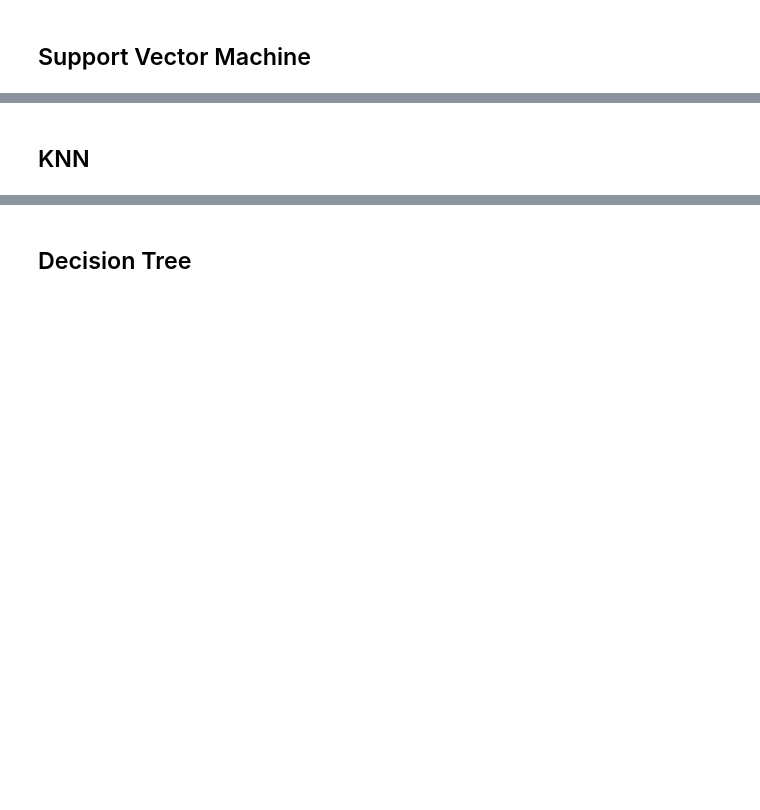
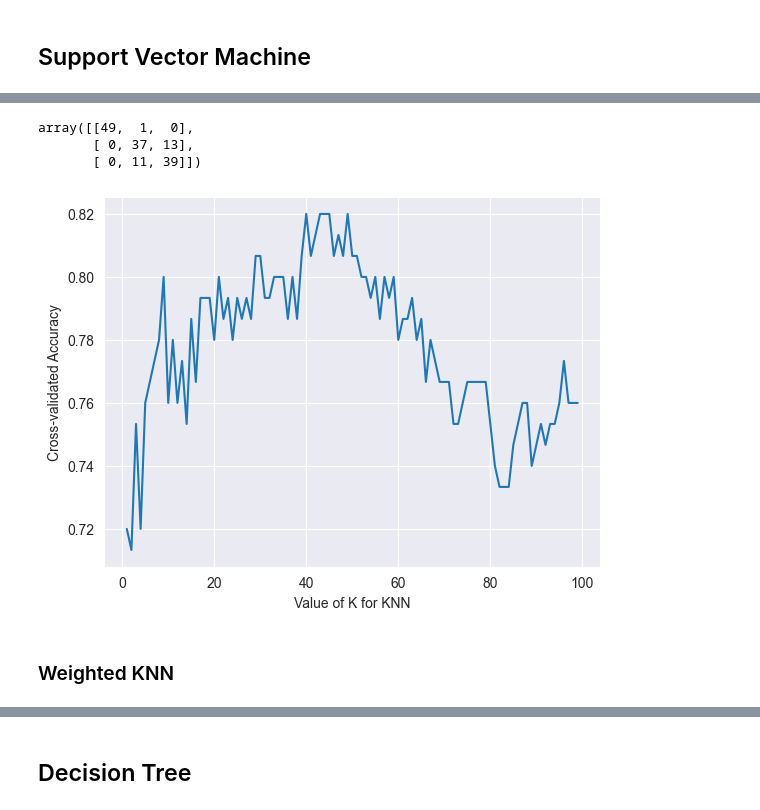
Before and after one commit to oldcamel-sw/datascience-2023, a Jupyter notebook: Contents/ML_DL.ipynb, the cells around one changed output, grey strips where cells are left out. Cells and saved outputs as stored; diff of their text form; code cells hidden in the pictures; blank space fills up the shorter version.

```diff
--- a/Contents/NEW.ipynb
+++ b/Contents/ML_DL.ipynb
@@ -2121,2 +244,35 @@ table
+# %%
+iris = datasets.load_iris()
+
+X = iris.data[:, :2]
+y = iris.target
+# %%
+# modelling and fitting
+clf = neighbors.KNeighborsClassifier(5)
+clf.fit(X, y)
+
+y_pred = clf.predict(X)
+confusion_matrix(y, y_pred)
+# %% [output]
+array([[49,  1,  0],
+       [ 0, 37, 13],
+       [ 0, 11, 39]])
+# %%
+from sklearn.model_selection import cross_val_score
+
+k_range = range(1, 100)
+k_scores = []
+
+for k in k_range:
+    knn = neighbors.KNeighborsClassifier(k)
+    scores = cross_val_score(knn, X, y, cv=10, scoring='accuracy')
+    k_scores.append(scores.mean())
+# %%
+plt.plot(k_range, k_scores)
+plt.xlabel('Value of K for KNN')
+plt.ylabel('Cross-validated Accuracy')
+plt.show();
+# %% [output]
+[figure, added]
 # %% [markdown]
-## KNN
+### Weighted KNN
```
Also changed, not shown: parts of 219 cells of this notebook, 19 other files.
